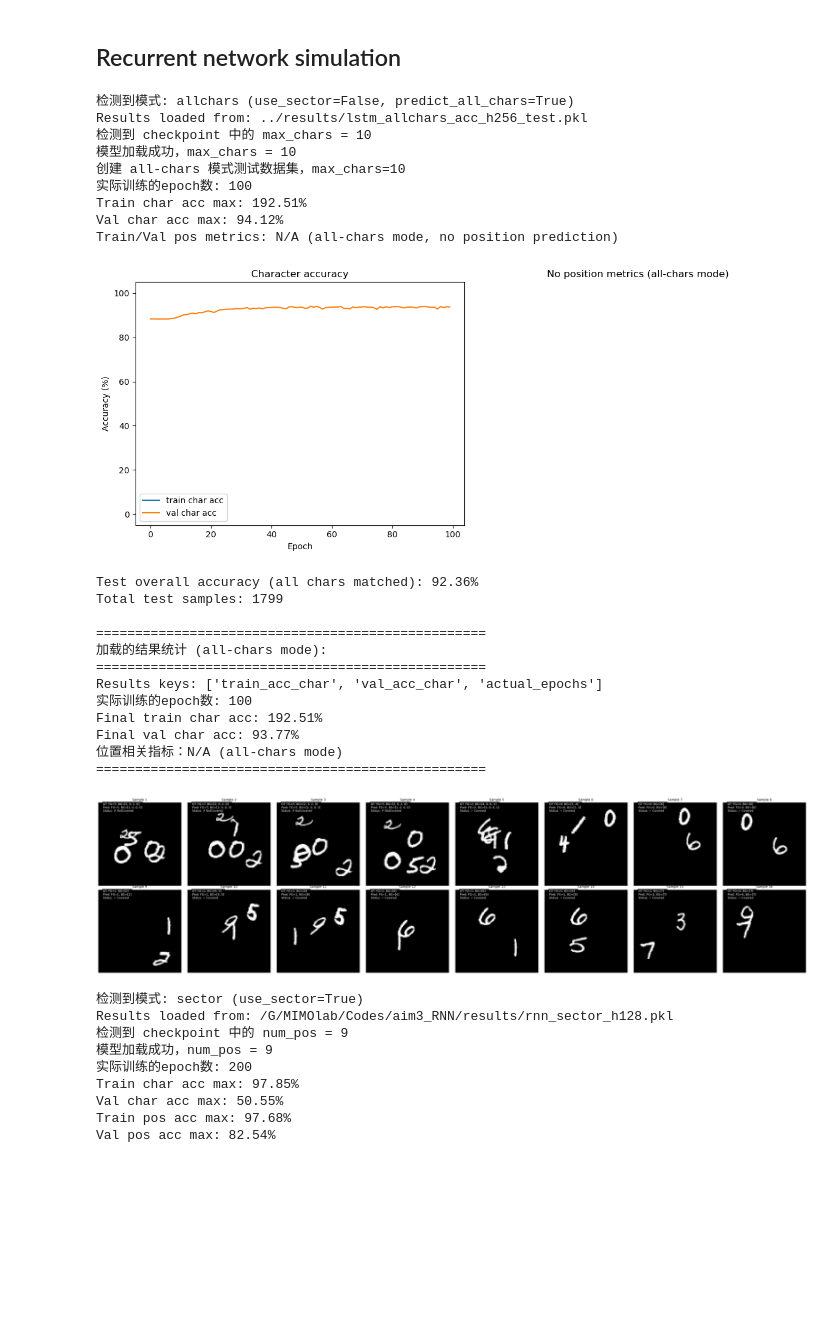
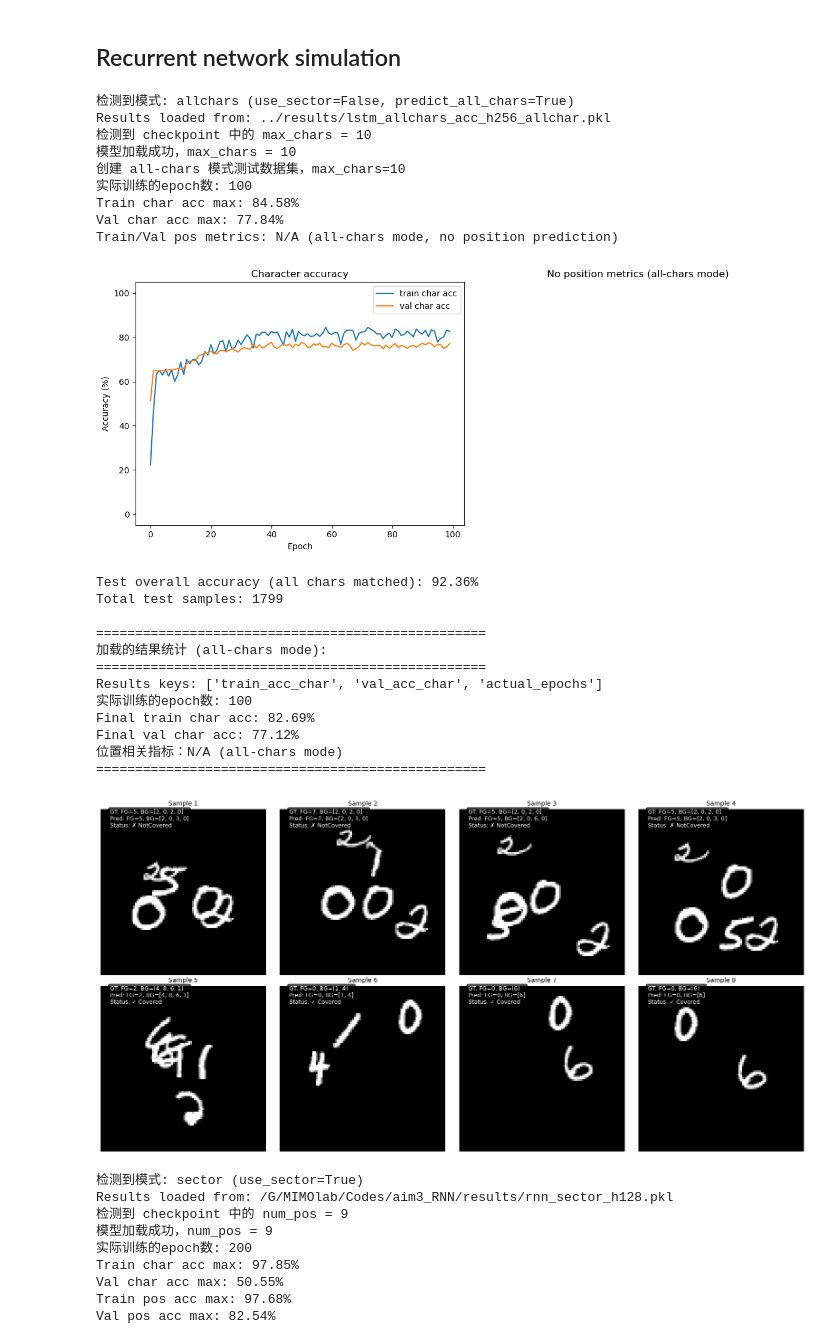
Before and after one commit to jingchengsimon/GaWF_RNN, a Jupyter notebook: notebooks/RecurrentNetwork.ipynb, the cells around one changed output. Saved outputs shown, nothing was run; the diff lists cells and outputs as text; code cells hidden in the pictures; blank space fills up the shorter version.

Commit message:
update results_dir

```diff
--- a/notebooks/RecurrentNetwork.ipynb
+++ b/notebooks/RecurrentNetwork.ipynb
@@ -734,33 +734,33 @@ test_ds_coord = MC_RNN_Dataset(stims_test, lbls_test, use_sector=False)
 test_dl_coord = DataLoader(test_ds_coord, batch_size=8, shuffle=False)
 # %%
 for hidden_size in [256]:
-    results_path = f"../results/lstm_allchars_acc_h{hidden_size}_test.pkl"
-    results_rnn, model_rnn = load_and_visualize_model(results_path, num_vis=16, model_class=LSTMConv,
+    results_path = f"../results/lstm_allchars_acc_h{hidden_size}_allchar.pkl"
+    results_rnn, model_rnn = load_and_visualize_model(results_path, num_vis=8, model_class=LSTMConv,
                                                     hidden_size=hidden_size, show_test_results=True)
 # %% [output]
 检测到模式: allchars (use_sector=False, predict_all_chars=True)
-Results loaded from: ../results/lstm_allchars_acc_h256_test.pkl
+Results loaded from: ../results/lstm_allchars_acc_h256_allchar.pkl
 检测到 checkpoint 中的 max_chars = 10
 模型加载成功，max_chars = 10
 创建 all-chars 模式测试数据集，max_chars=10
 实际训练的epoch数: 100
-Train char acc max: 192.51%
-Val char acc max: 94.12%
+Train char acc max: 84.58%
+Val char acc max: 77.84%
 Train/Val pos metrics: N/A (all-chars mode, no position prediction)
-[figure, old version]
+[figure, new version]
 Test overall accuracy (all chars matched): 92.36%
 Total test samples: 1799
 
 ==================================================
 加载的结果统计 (all-chars mode):
 ==================================================
 Results keys: ['train_acc_char', 'val_acc_char', 'actual_epochs']
 实际训练的epoch数: 100
-Final train char acc: 192.51%
-Final val char acc: 93.77%
+Final train char acc: 82.69%
+Final val char acc: 77.12%
 位置相关指标：N/A (all-chars mode)
 ==================================================
-[figure, old version]
+[figure, new version]
 # %%
 for hidden_size in [128, 256, 512]:
     results_path = f"/G/MIMOlab/Codes/aim3_RNN/results/rnn_sector_h{hidden_size}.pkl"
```
Also changed, not shown: 1 other file.
